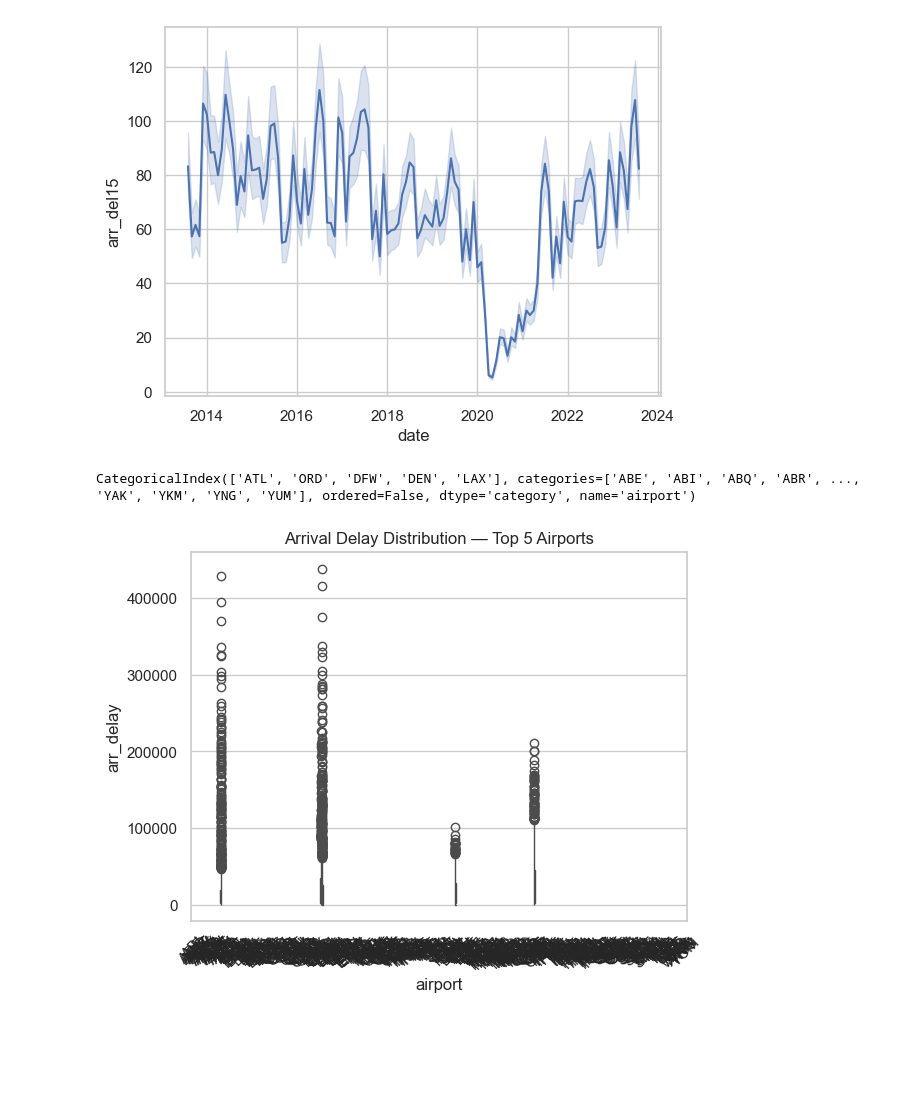
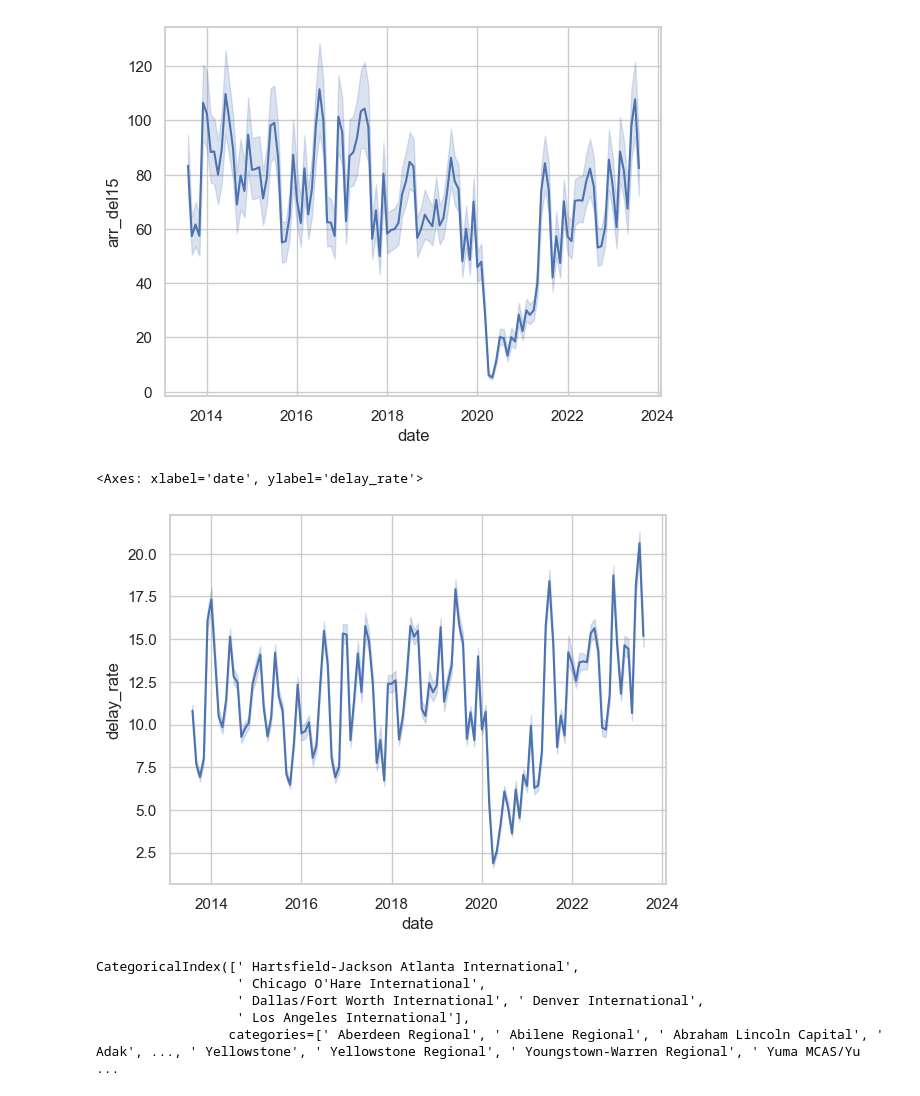
Before and after one commit to shaswat-13/flight-delay-dataset, a Jupyter notebook: notebooks/etl.ipynb, the cells around one changed output. Cells and saved outputs as stored; diff of their text form; code cells hidden in the pictures; blank space fills up the shorter version.

```diff
--- a/notebooks/etl.ipynb
+++ b/notebooks/etl.ipynb
@@ -327,9 +313,15 @@ sns.lineplot(data=df, x='date', y='arr_del15')
 plt.show()
 # %% [output]
 [figure]
+# %%
+df['delay_rate'] = df['arr_delay'] / df['arr_flights']
+sns.lineplot(data=df, x='date', y='delay_rate')
+# %% [output]
+<Axes: xlabel='date', ylabel='delay_rate'>
+[figure, added]
 # %%
 top_airports = (
-    df.groupby('airport')['arr_flights']
+    df.groupby('airport_name')['arr_flights']
       .sum()
       .sort_values(ascending=False)
       .head(5)
@@ -338,12 +330,8 @@ top_airports = (
 
 top_airports
 # %% [output]
-CategoricalIndex(['ATL', 'ORD', 'DFW', 'DEN', 'LAX'], categories=['ABE', 'ABI', 'ABQ', 'ABR', ..., 'YAK', 'YKM', 'YNG', 'YUM'], ordered=False, dtype='category', name='airport')
+CategoricalIndex([' Hartsfield-Jackson Atlanta International',
+                  ' Chicago O'Hare International',
+                  ' Dallas/Fort Worth International', ' Denver International',
+                  ' Los Angeles International'],
+                 categories=[' Aberdeen Regional', ' Abilene Regional', ' Abraham Lincoln Capital', ' Adak', ..., ' Yellowstone', ' Yellowstone Regional', ' Youngstown-Warren Regional', ' Yuma MCAS/Yu ...
-# %%
-df_top = df[df['airport'].isin(top_airports)]
-sns.boxplot(data=df_top, x='airport', y='arr_delay')
-plt.xticks(rotation=45)
-plt.title("Arrival Delay Distribution — Top 5 Airports")
-plt.show()
-# %% [output]
-[figure, removed]
```
Also changed, not shown: parts of 8 cells of this notebook.
